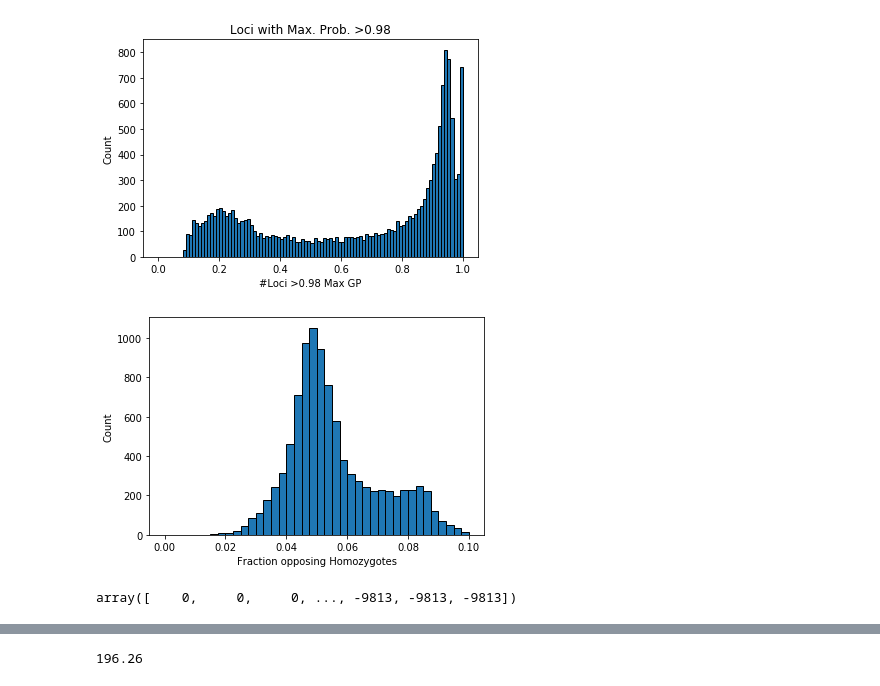
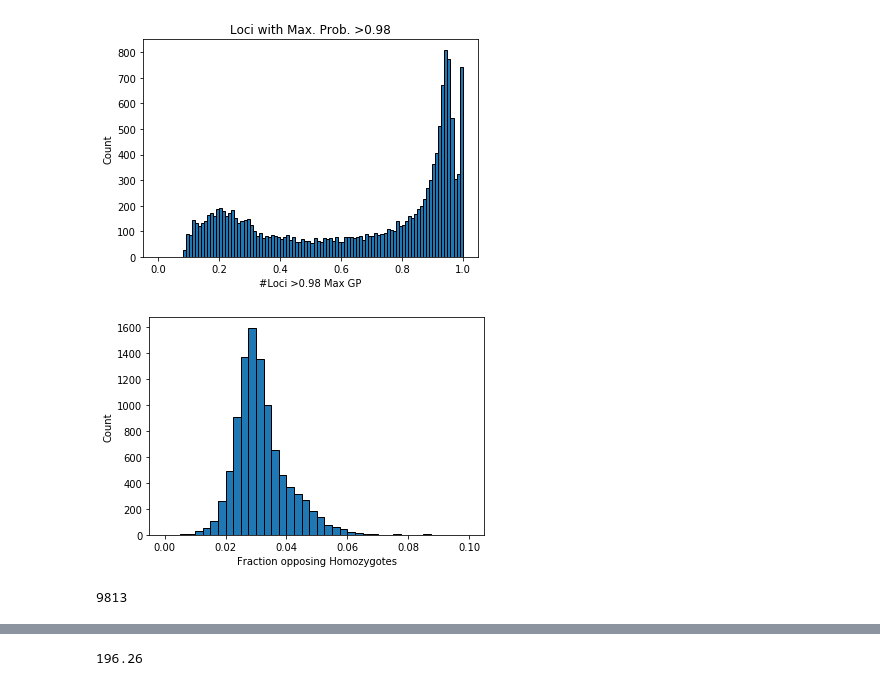
Before and after one commit to hringbauer/ancIBD, a Jupyter notebook: notebook/explore_analysis/detect_relatives.ipynb, the cells around one changed output, grey strips where cells are left out. Drawn from its saved outputs; the diff is of its cells as text; code cells hidden in the pictures.

```diff
--- a/notebook/explore_analysis/detect_relatives.ipynb
+++ b/notebook/explore_analysis/detect_relatives.ipynb
@@ -95,10 +97,11 @@ frac_mat = -np.ones((n,n), dtype="float")  # Matrix of sharing
 # %%
 %%time
 
-for i in range(500,2000):
-    opp_homo = (homo[:,i][:,None] & homo2[:,:]) | (homo2[:,i][:,None] & homo[:,:]) # Opposing homozygotes
-    good_loci = idx1[:,i][:,None] & idx1[:,:] # Both Loci good quality
+for i in range(n):
+    opp_homo = (homo[:,i][:,None] & homo2[:,i:]) | (homo2[:,i][:,None] & homo[:,i:]) # Opposing homozygotes
+    good_loci = idx1[:,i][:,None] & idx1[:,i:] # Both Loci good quality
 
     opp_homo_ind = np.sum(opp_homo, axis=0)
     o_homo_fracs = opp_homo_ind / np.sum(good_loci, axis=0)
-    frac_mat[i,:] = o_homo_fracs
+    frac_mat[i,i:] = o_homo_fracs
+print("finished the job")
@@ -127,15 +131,11 @@ plt.show()
 # %%
 bins = np.linspace(0,0.1,41)
 
 plt.figure()
 ax = plt.gca()
-ax.hist(frac_mat[600,:], bins=bins, ec="k")
+ax.hist(frac_mat[3,3:], bins=bins, ec="k")
 ax.set_ylabel("Count")
 ax.set_xlabel("Fraction opposing Homozygotes")
 plt.show()
 # %% [output]
-[figure, old version]
+[figure, new version]
-# %%
-np.sum(frac_mat, axis=1)
-# %% [output]
-array([    0,     0,     0, ..., -9813, -9813, -9813])
@@ -143,0 +142,4 @@ idx_pair = np.where((frac_mat[:,:]<0.001) & (frac_mat[:,:]>0))
+# %%
+len(samples1)
+# %% [output]
+9813
```
Also changed, not shown: parts of 24 cells of this notebook, 3 other files.
